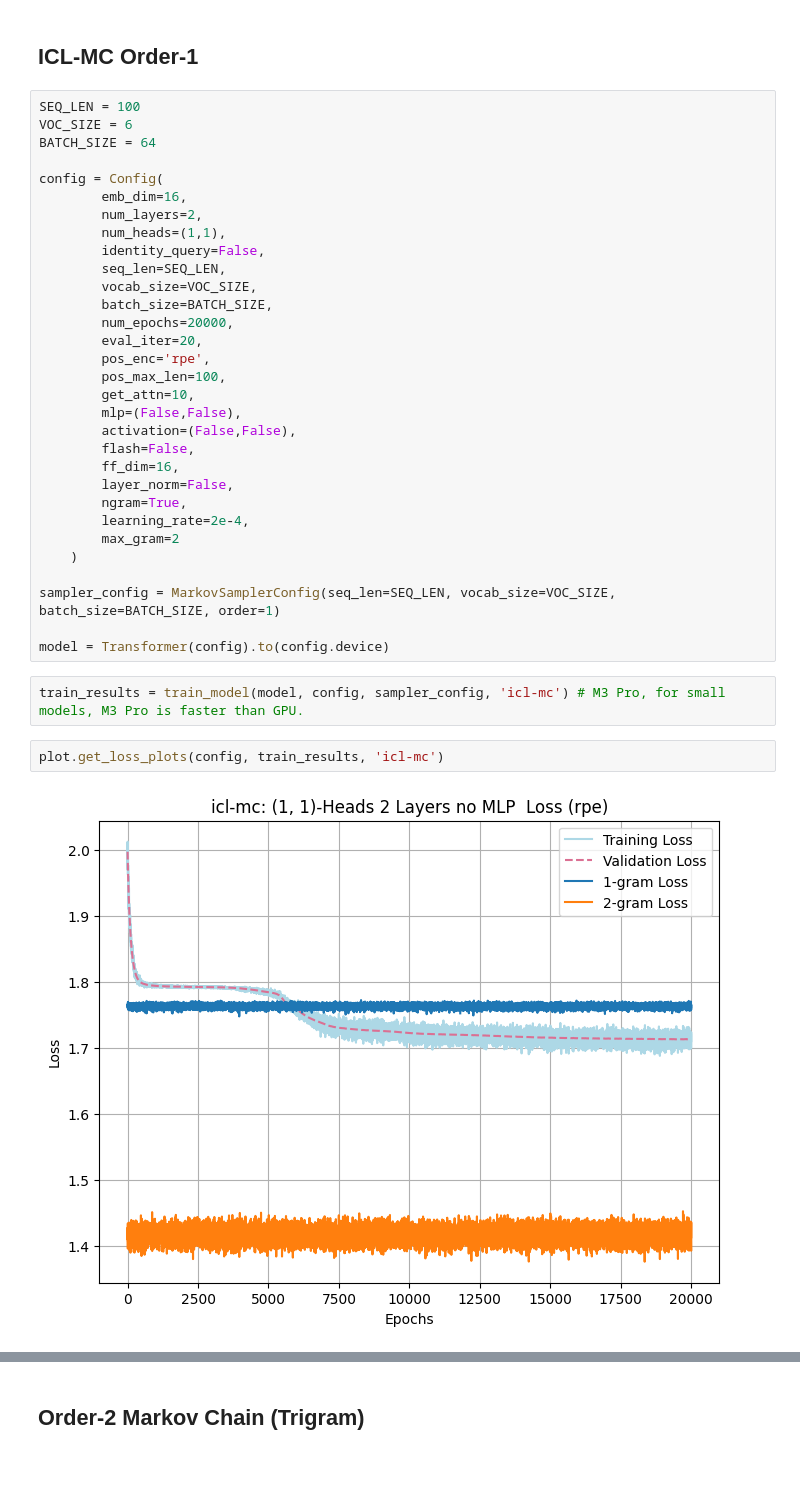
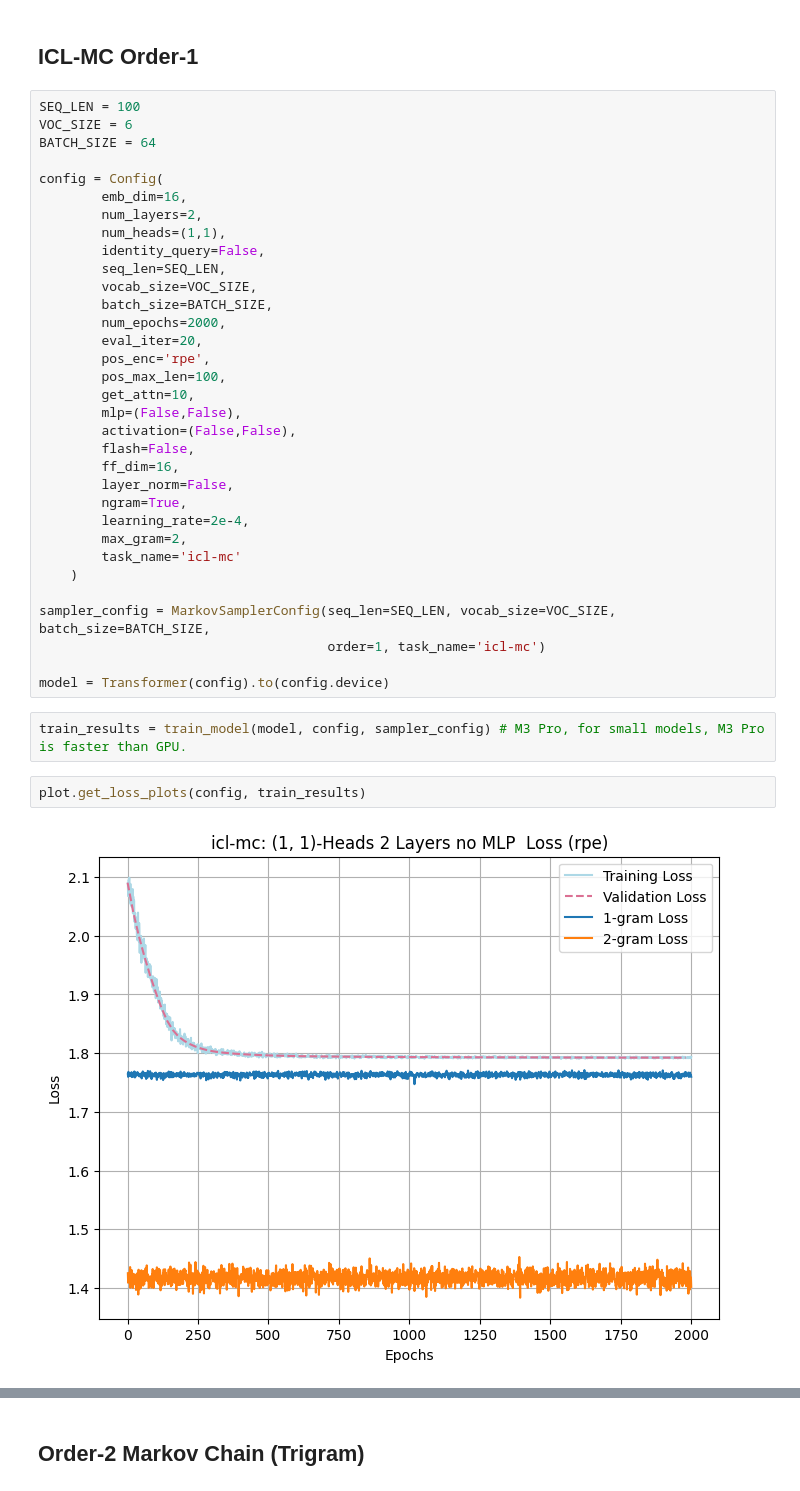
Before and after one commit to ezyhdxm/ICL, a Jupyter notebook: markov_attn.ipynb, the cells around one changed output, grey strips where cells are left out. Cells and saved outputs as stored; diff of their text form.

```diff
--- a/markov_attn.ipynb
+++ b/markov_attn.ipynb
@@ -226,7 +191,7 @@ config = Config(
         seq_len=SEQ_LEN,
         vocab_size=VOC_SIZE,
         batch_size=BATCH_SIZE,
-        num_epochs=20000,
+        num_epochs=2000,
         eval_iter=20,
         pos_enc='rpe',
         pos_max_len=100,
@@ -238,16 +203,18 @@ config = Config(
         layer_norm=False,
         ngram=True,
         learning_rate=2e-4,
-        max_gram=2
+        max_gram=2,
+        task_name='icl-mc'
     )
 
-sampler_config = MarkovSamplerConfig(seq_len=SEQ_LEN, vocab_size=VOC_SIZE, batch_size=BATCH_SIZE, order=1)
+sampler_config = MarkovSamplerConfig(seq_len=SEQ_LEN, vocab_size=VOC_SIZE, batch_size=BATCH_SIZE,
+                                     order=1, task_name='icl-mc')
 
 model = Transformer(config).to(config.device)
 # %%
-train_results = train_model(model, config, sampler_config, 'icl-mc') # M3 Pro, for small models, M3 Pro is faster than GPU.
+train_results = train_model(model, config, sampler_config) # M3 Pro, for small models, M3 Pro is faster than GPU.
 # %%
-plot.get_loss_plots(config, train_results, 'icl-mc')
+plot.get_loss_plots(config, train_results)
 # %% [output]
-[figure, old version]
+[figure, new version]
 # %%
```
Also changed, not shown: parts of 27 cells of this notebook, 6 other files.
